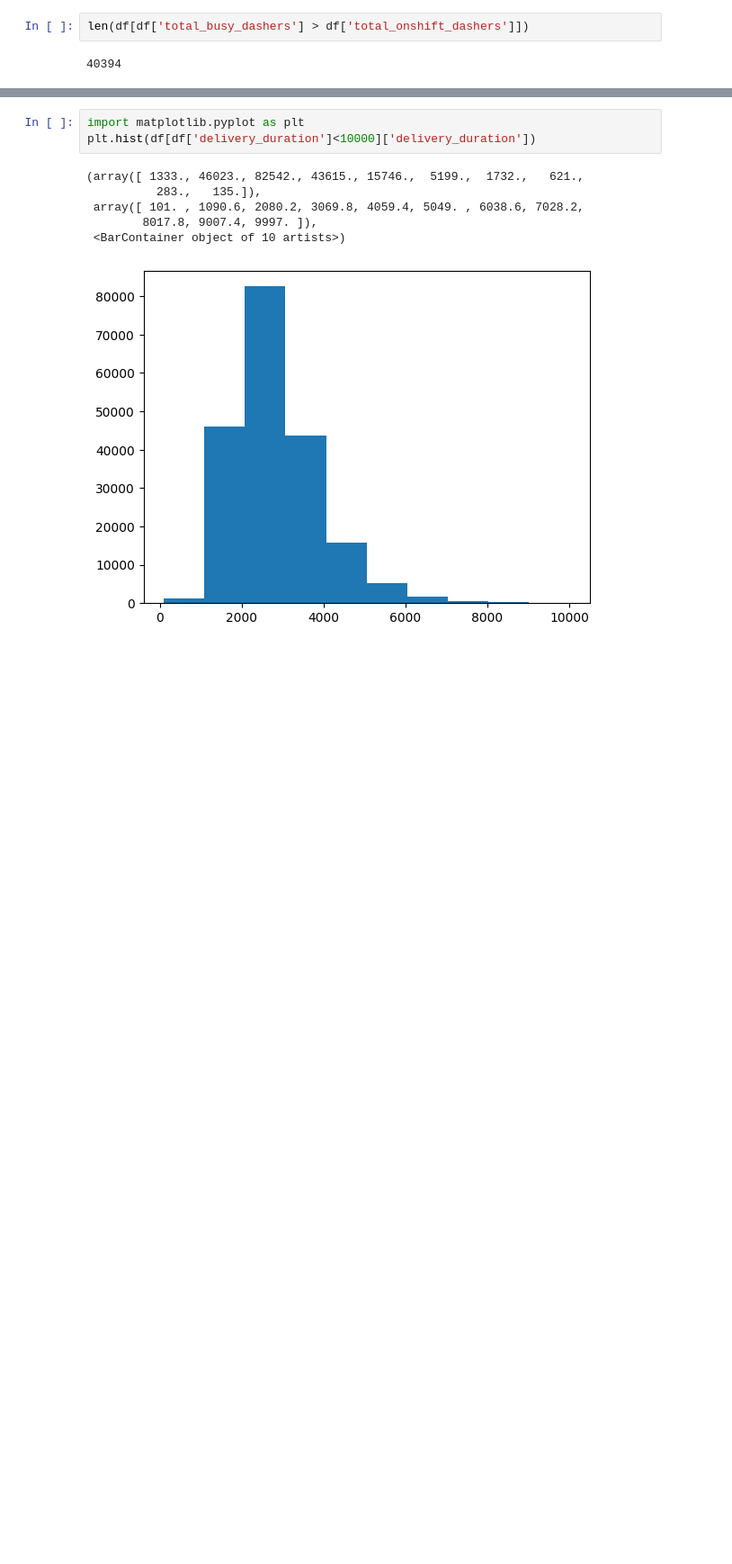
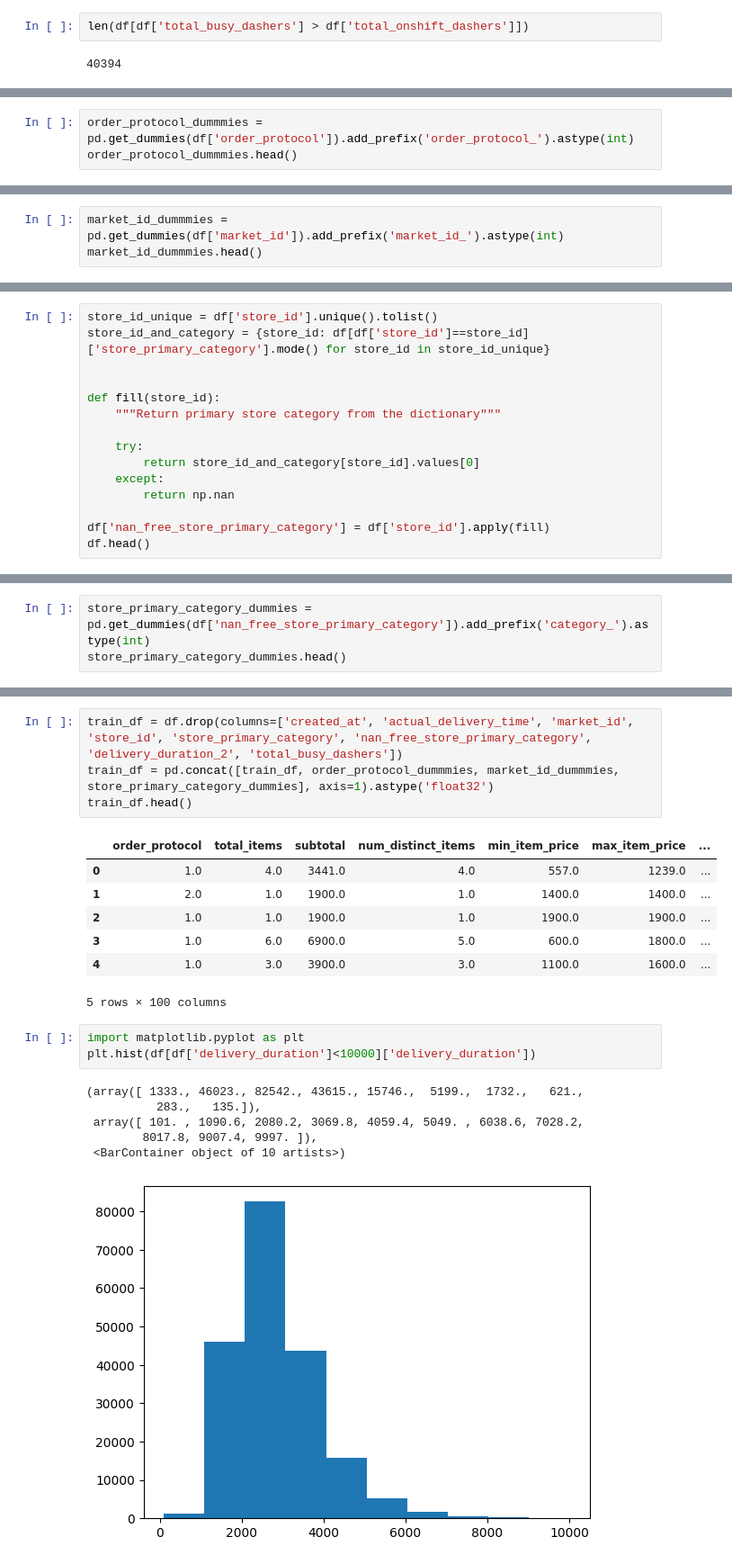
Before and after one commit to DavidGuzzi/SC_DS_Projects, a Jupyter notebook: Delivery Duration Prediction, DoorDash/data/prediction.ipynb, the cells around one changed output, grey strips where cells are left out. Shown at 90% size. Drawn from its saved outputs; the diff is of its cells as text; blank space fills up the shorter version.

```diff
--- a/Delivery Duration Prediction, DoorDash/data/prediction.ipynb
+++ b/Delivery Duration Prediction, DoorDash/data/prediction.ipynb
@@ -87,0 +90,3 @@ df.head()
+# %%
+order_protocol_dummmies = pd.get_dummies(df['order_protocol']).add_prefix('order_protocol_').astype(int)
+order_protocol_dummmies.head()
@@ -87,0 +100,3 @@ df.head()
+# %%
+market_id_dummmies = pd.get_dummies(df['market_id']).add_prefix('market_id_').astype(int)
+market_id_dummmies.head()
@@ -87,0 +110,15 @@ df.head()
+# %%
+store_id_unique = df['store_id'].unique().tolist()
+store_id_and_category = {store_id: df[df['store_id']==store_id]['store_primary_category'].mode() for store_id in store_id_unique}
+
+
+def fill(store_id):
+    """Return primary store category from the dictionary"""
+
+    try:
+        return store_id_and_category[store_id].values[0]
+    except:
+        return np.nan
+
+df['nan_free_store_primary_category'] = df['store_id'].apply(fill)
+df.head()
@@ -87,0 +133,3 @@ df.head()
+# %%
+store_primary_category_dummies = pd.get_dummies(df['nan_free_store_primary_category']).add_prefix('category_').astype(int)
+store_primary_category_dummies.head()
@@ -88,3 +144,15 @@ df.head()
+# %%
+train_df = df.drop(columns=['created_at', 'actual_delivery_time', 'market_id', 'store_id', 'store_primary_category', 'nan_free_store_primary_category', 'delivery_duration_2', 'total_busy_dashers'])
+train_df = pd.concat([train_df, order_protocol_dummmies, market_id_dummmies, store_primary_category_dummies], axis=1).astype('float32')
+train_df.head()
+# %% [output]
+|  | order_protocol | total_items | subtotal | num_distinct_items | min_item_price | max_item_price | ... |
+| 0 | 1.0 | 4.0 | 3441.0 | 4.0 | 557.0 | 1239.0 | ... |
+| 1 | 2.0 | 1.0 | 1900.0 | 1.0 | 1400.0 | 1400.0 | ... |
+| 2 | 1.0 | 1.0 | 1900.0 | 1.0 | 1900.0 | 1900.0 | ... |
+| 3 | 1.0 | 6.0 | 6900.0 | 5.0 | 600.0 | 1800.0 | ... |
+| 4 | 1.0 | 3.0 | 3900.0 | 3.0 | 1100.0 | 1600.0 | ... |
+5 rows × 100 columns
 # %%
 import matplotlib.pyplot as plt
 plt.hist(df[df['delivery_duration']<10000]['delivery_duration'])
```
Also changed, not shown: parts of 5 cells of this notebook.
